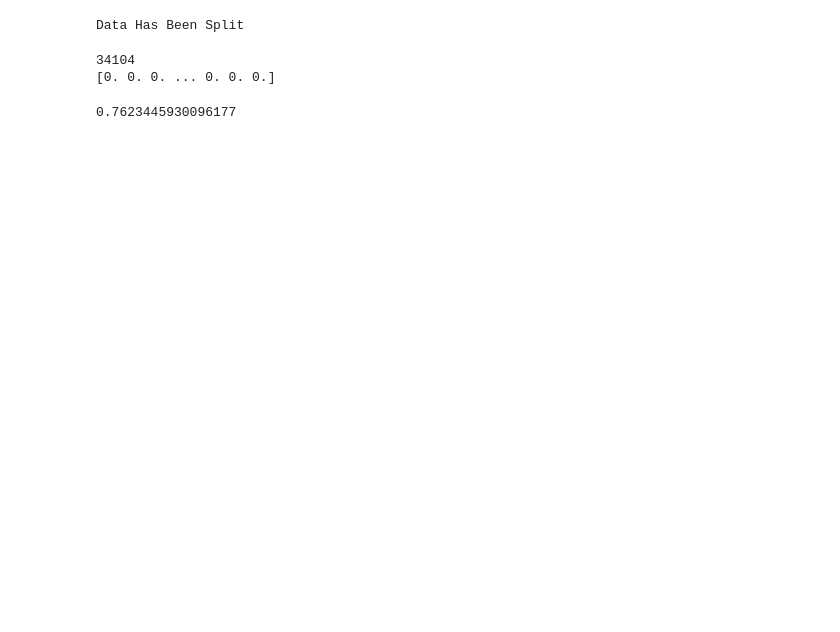
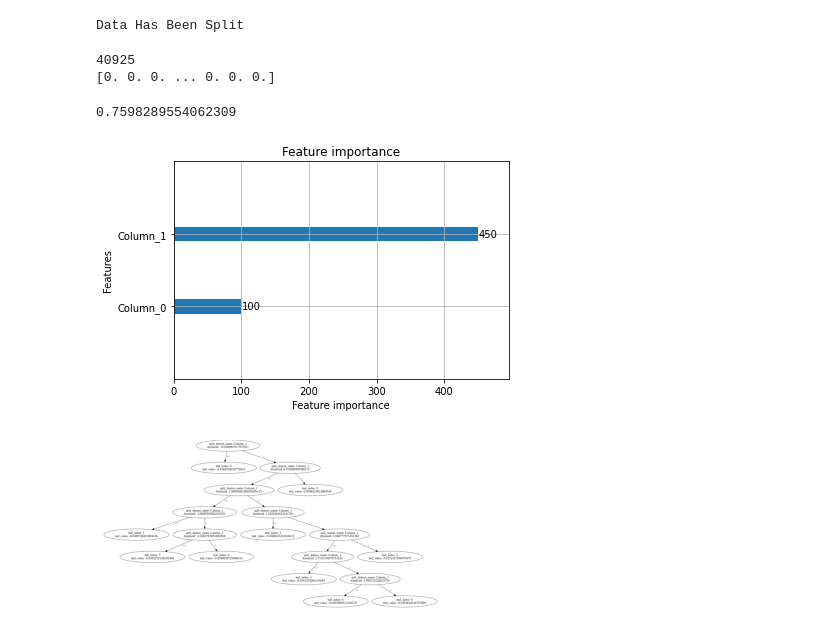
Before and after one commit to nlgandhi/LearnPython, a Jupyter notebook: IB_ML.ipynb, the cells around one changed output. Cells and saved outputs as stored; diff of their text form; code cells hidden in the pictures; blank space fills up the shorter version.

```diff
--- a/IB_ML.ipynb
+++ b/IB_ML.ipynb
@@ -33,7 +31,7 @@ Features Loaded into X and Labels loaded into Y
 # %%
 # Splitting the dataset into the Training set and Test set
 from sklearn.model_selection import train_test_split
-x_train, x_test, y_train, y_test = train_test_split(X, y, test_size = 0.25, random_state = 0)
+x_train, x_test, y_train, y_test = train_test_split(X, y, test_size = 0.3, random_state = 0)
 print('Data Has Been Split')
 # %% [output]
 Data Has Been Split
@@ -53,7 +51,7 @@ import lightgbm as lgb
 d_train = lgb.Dataset(x_train, label=y_train)
 params = {}
 params['learning_rate'] = 0.003
-params['boosting_type'] = 'gbdt'
+params['boosting_type'] = 'dart' # dart
 params['objective'] = 'binary'
 params['metric'] = 'binary_logloss'
 params['sub_feature'] = 0.5
@@ -76,7 +74,7 @@ for i in range(len(y_pred)):
 print(y_pred)
 #print(y_test)
 # %% [output]
-34104
+40925
 [0. 0. 0. ... 0. 0. 0.]
 # %%
 #Confusion matrix
@@ -87,4 +85,16 @@ from sklearn.metrics import accuracy_score
 accuracy=accuracy_score(y_pred,y_test)
 print(accuracy)
 # %% [output]
-0.7623445930096177
+0.7598289554062309
+# %%
+import matplotlib.pyplot as plt
+import os
+
+ax = lgb.plot_importance(clf, max_num_features=10)
+plt.show()
+
+ax = lgb.plot_tree(clf)
+plt.show()
+# %% [output]
+[figure, added]
+[figure, added]
```
Also changed, not shown: parts of 2 cells of this notebook.
